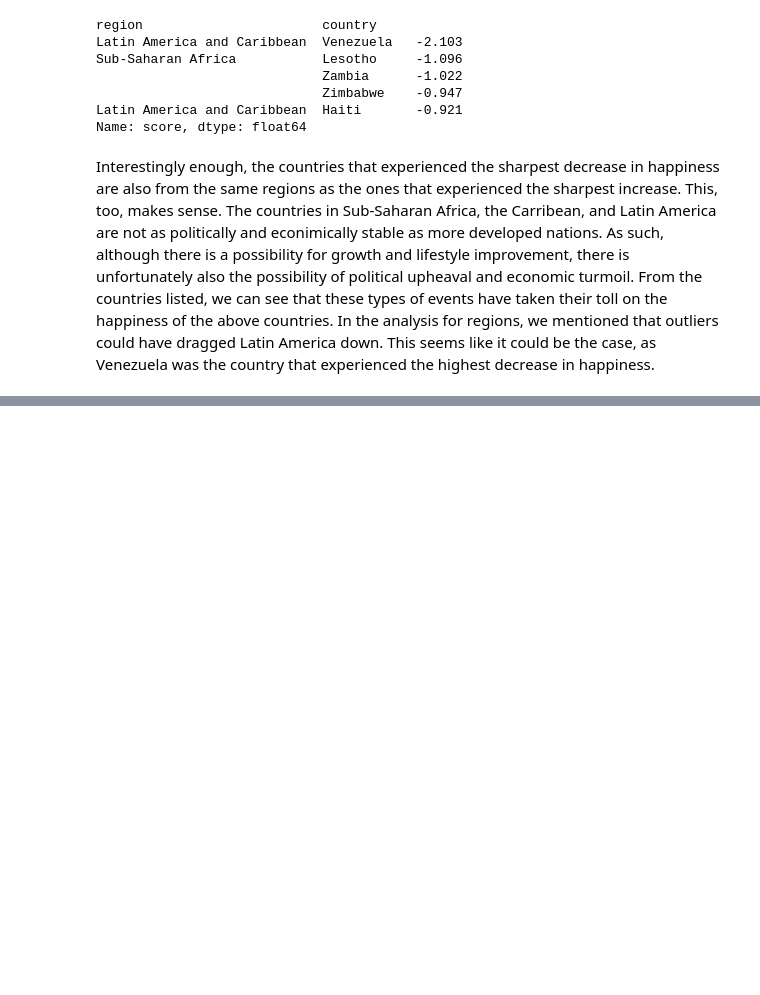
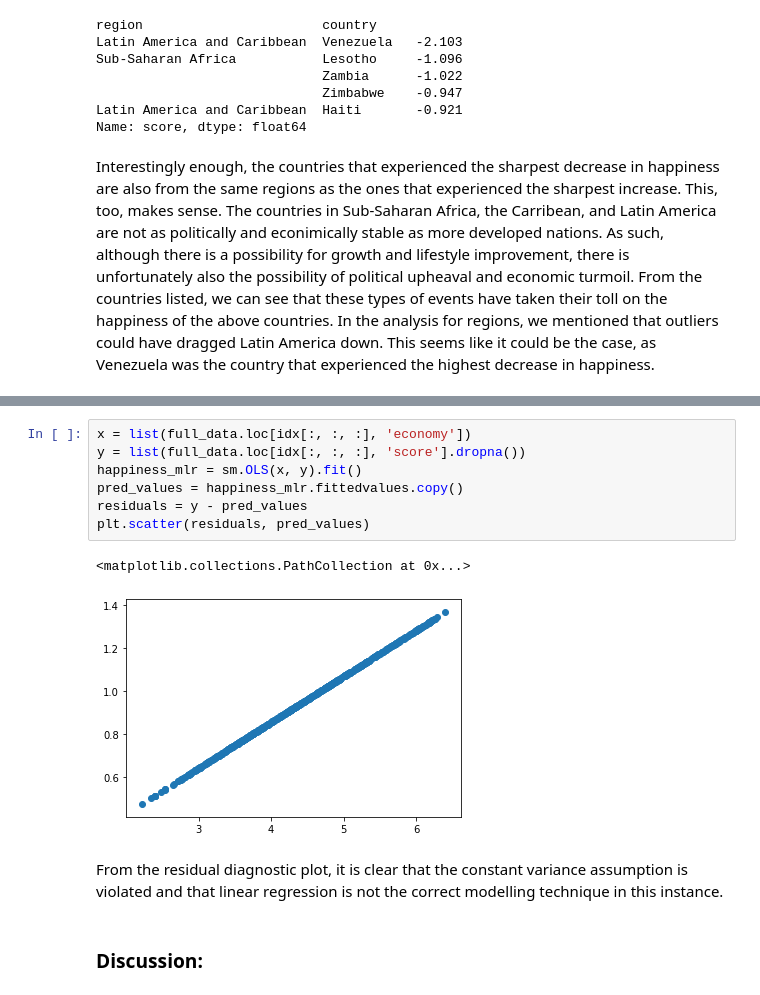
Before and after one commit to BostonTLee/undergrad-dsci-235-final-project, a Jupyter notebook: world_happiness_report_analysis.ipynb, the cells around one changed output, grey strips where cells are left out. Cells and saved outputs as stored; diff of their text form; blank space fills up the shorter version.

Commit message:
adam update 5/10
Finished last question and wrote short discussion. may need to proofread for tense consistency and you can add whatever u want to

```diff
--- a/world_happiness_report_analysis.ipynb
+++ b/world_happiness_report_analysis.ipynb
@@ -312,0 +332,14 @@ However, the information conveyed here is certainly more significant than the in
+# %%
+x = list(full_data.loc[idx[:, :, :], 'economy'])
+y = list(full_data.loc[idx[:, :, :], 'score'].dropna())
+happiness_mlr = sm.OLS(x, y).fit()
+pred_values = happiness_mlr.fittedvalues.copy()
+residuals = y - pred_values
+plt.scatter(residuals, pred_values)
+# %% [output]
+<matplotlib.collections.PathCollection at 0x...>
+[figure, added]
+# %% [markdown]
+From the residual diagnostic plot, it is clear that the constant variance assumption is violated and that linear regression is not the correct modelling technique in this instance.
+# %% [markdown]
+### Discussion:
```
Also changed, not shown: parts of 9 cells of this notebook.
